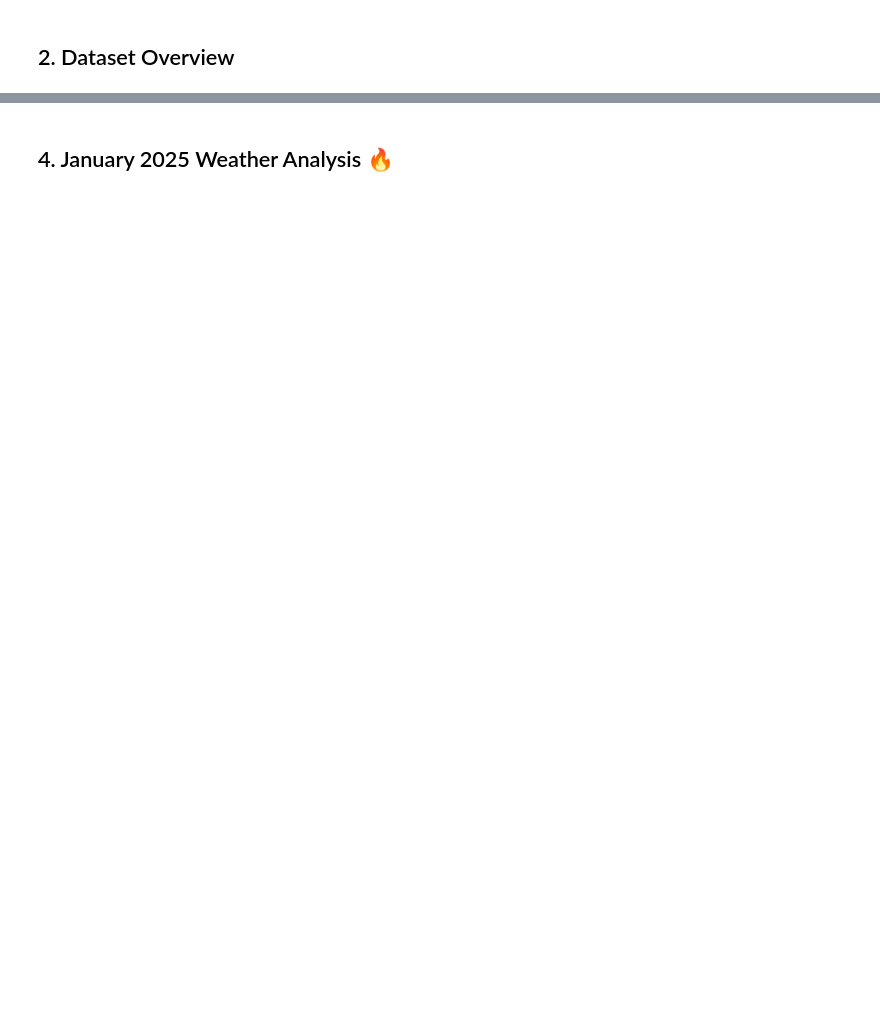
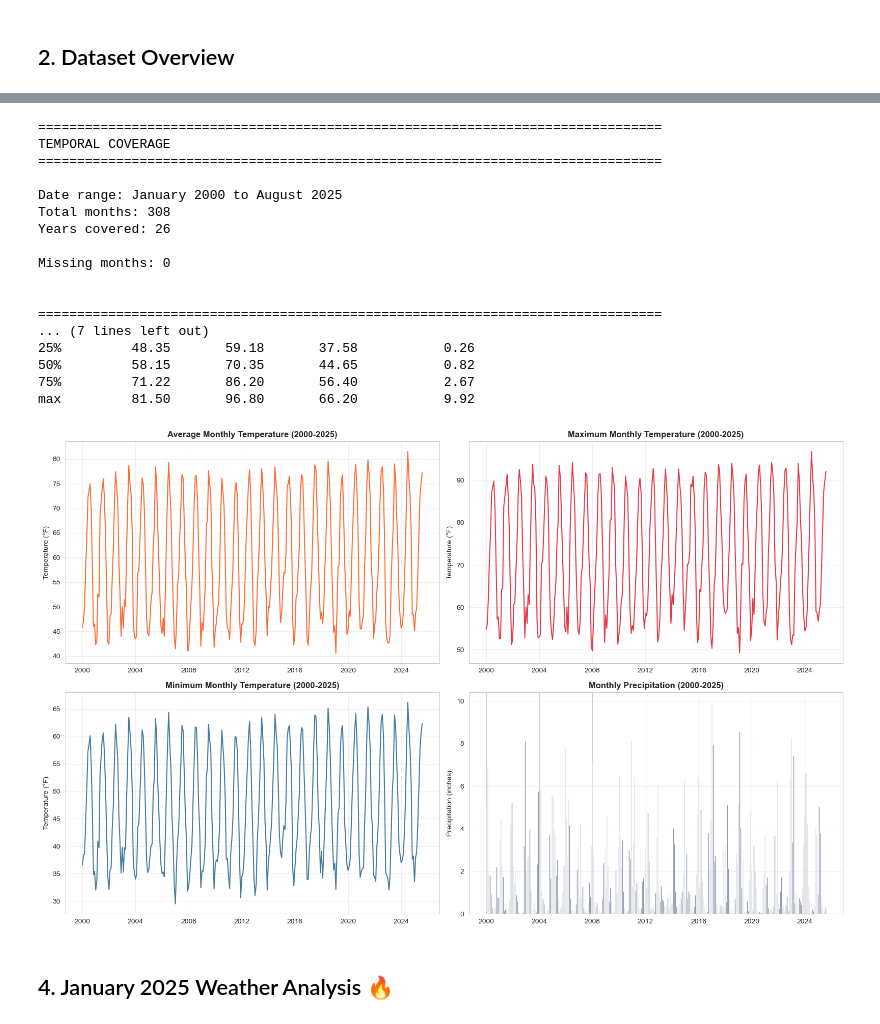
Before and after one commit to ftavafi/california-wildfire-risk-prediction-platform, a Jupyter notebook: notebooks/02_weather_data_ingestion.ipynb, the cells around one changed output, grey strips where cells are left out. Saved outputs shown, nothing was run; the diff lists cells and outputs as text; code cells hidden in the pictures; blank space fills up the shorter version.

```diff
--- a/notebooks/02_weather_data_ingestion.ipynb
+++ b/notebooks/02_weather_data_ingestion.ipynb
@@ -216,2 +219,76 @@ PRCP: 2020-01-01 to 2025-01-02
+# %%
+# Parse dates (YYYYMM format)
+climate_df['Date'] = pd.to_datetime(climate_df['Date'], format='%Y%m')
+climate_df = climate_df.sort_values('Date').reset_index(drop=True)
+
+# Date range
+print("=" * 80)
+print("TEMPORAL COVERAGE")
+print("=" * 80)
+print(f"\nDate range: {climate_df['Date'].min().strftime('%B %Y')} to {climate_df['Date'].max().strftime('%B %Y')}")
+print(f"Total months: {len(climate_df)}")
+print(f"Years covered: {climate_df['Date'].dt.year.max() - climate_df['Date'].dt.year.min() + 1}")
+
+# Check for missing months
+expected_months = pd.date_range(start=climate_df['Date'].min(), end=climate_df['Date'].max(), freq='MS')
+missing_months = set(expected_months) - set(climate_df['Date'])
+print(f"\nMissing months: {len(missing_months)}")
+if len(missing_months) > 0:
+    print(f"Missing dates: {sorted(missing_months)}")
+
+# Summary statistics
+print("\n\n" + "=" * 80)
+print("CLIMATE VARIABLE SUMMARY STATISTICS")
+print("=" * 80)
+print(climate_df[['Avg_Temp_F', 'Max_Temp_F', 'Min_Temp_F', 'Precip_Inches']].describe().round(2))
+
+# Plot time series
+fig, axes = plt.subplots(2, 2, figsize=(16, 10))
+
+# Average Temperature
+axes[0, 0].plot(climate_df['Date'], climate_df['Avg_Temp_F'], color='#FF6B35', linewidth=1.5)
+axes[0, 0].set_title('Average Monthly Temperature (2000-2025)', fontsize=12, fontweight='bold')
+axes[0, 0].set_ylabel('Temperature (°F)')
+axes[0, 0].grid(True, alpha=0.3)
+
+# Max Temperature
+axes[0, 1].plot(climate_df['Date'], climate_df['Max_Temp_F'], color='#E63946', linewidth=1.5)
+axes[0, 1].set_title('Maximum Monthly Temperature (2000-2025)', fontsize=12, fontweight='bold')
+axes[0, 1].set_ylabel('Temperature (°F)')
+axes[0, 1].grid(True, alpha=0.3)
+
+# Min Temperature
+axes[1, 0].plot(climate_df['Date'], climate_df['Min_Temp_F'], color='#457B9D', linewidth=1.5)
+axes[1, 0].set_title('Minimum Monthly Temperature (2000-2025)', fontsize=12, fontweight='bold')
+axes[1, 0].set_ylabel('Temperature (°F)')
+axes[1, 0].grid(True, alpha=0.3)
+
+# Precipitation
+axes[1, 1].bar(climate_df['Date'], climate_df['Precip_Inches'], color='#1D3557', alpha=0.7, width=20)
+axes[1, 1].set_title('Monthly Precipitation (2000-2025)', fontsize=12, fontweight='bold')
+axes[1, 1].set_ylabel('Precipitation (inches)')
+axes[1, 1].grid(True, alpha=0.3, axis='y')
+
+plt.tight_layout()
+plt.show()
+# %% [output]
+================================================================================
+TEMPORAL COVERAGE
+================================================================================
+
+Date range: January 2000 to August 2025
+Total months: 308
+Years covered: 26
+
+Missing months: 0
+
+
+================================================================================
+... (7 lines left out)
+25%         48.35       59.18       37.58           0.26
+50%         58.15       70.35       44.65           0.82
+75%         71.22       86.20       56.40           2.67
+max         81.50       96.80       66.20           9.92
+[figure, added]
 # %% [markdown]
 ## 4. January 2025 Weather Analysis 🔥
```
Also changed, not shown: parts of 12 cells of this notebook, 1 other file.
